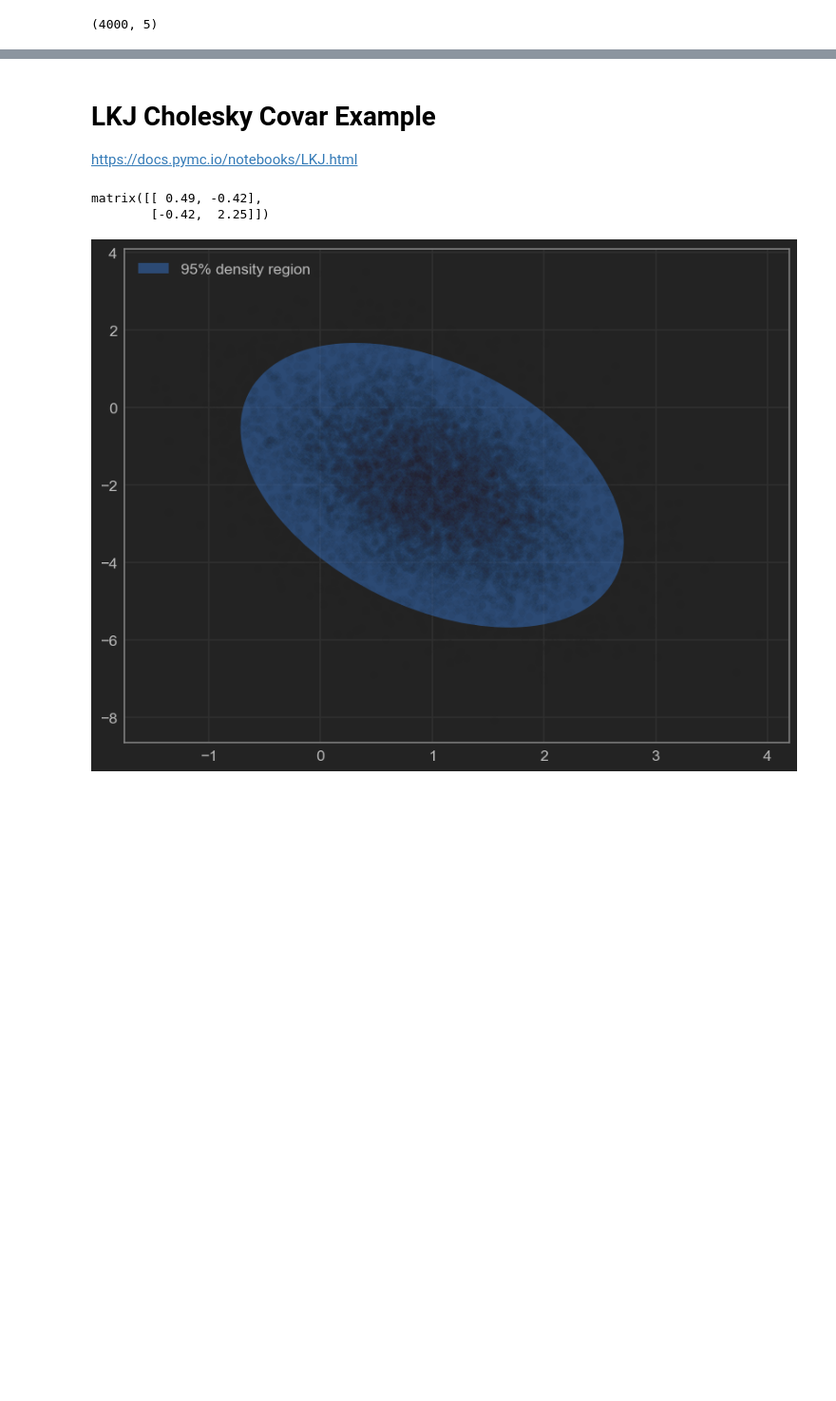
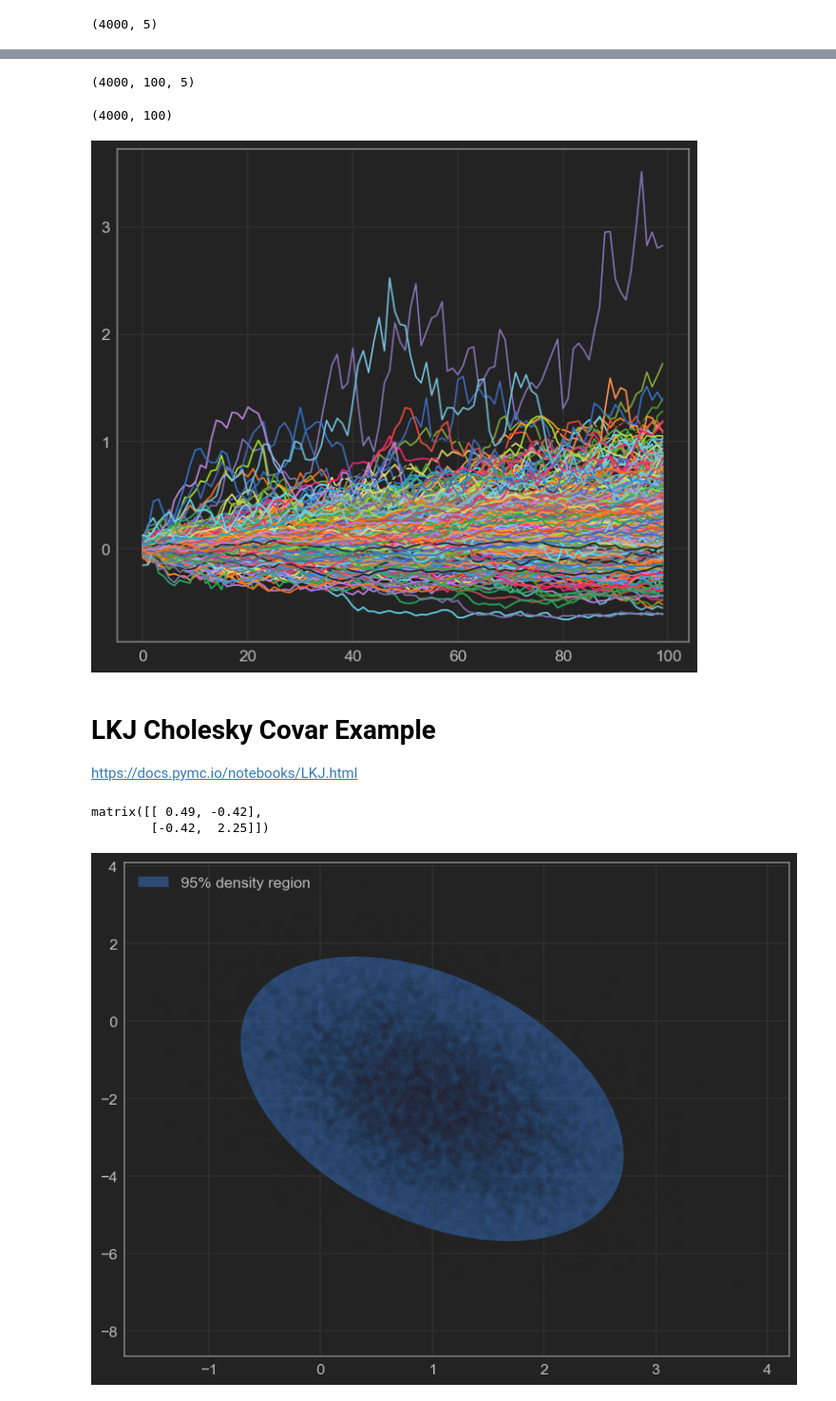
Before and after one commit to Jonathan-Lindbloom/bayesian-projects, a Jupyter notebook: Portfolio Allocation/multivar_student_t/Multivar Student T.ipynb, the cells around one changed output, grey strips where cells are left out. Shown at 95% size. Drawn from its saved outputs; the diff is of its cells as text; code cells hidden in the pictures; blank space fills up the shorter version.

```diff
--- a/Portfolio Allocation/multivar_student_t/Multivar Student T.ipynb
+++ b/Portfolio Allocation/multivar_student_t/Multivar Student T.ipynb
@@ -295,3 +436,22 @@ for k in range(1000):
+# %%
+cum_returns.shape
+# %% [output]
+(4000, 100, 5)
+# %%
+cum_ret_shape = cum_returns.shape
+ndays = cum_ret_shape[1]
+port_ret_samps = np.zeros((cum_ret_shape[0], cum_ret_shape[1]))
+for j in range(ndays):
+    port_ret_samps[:, j] = np.matmul(cum_returns[:,j,:], w_opt)
+# %%
+ret_samps.shape
+# %% [output]
+(4000, 100)
+# %%
+for j in range(1000):
+    plt.plot(ret_samps[j,:])
+# %% [output]
+[figure, added]
 # %% [markdown]
 # LKJ Cholesky Covar Example
 https://docs.pymc.io/notebooks/LKJ.html
```
Also changed, not shown: parts of 21 cells of this notebook, 7 other files.
